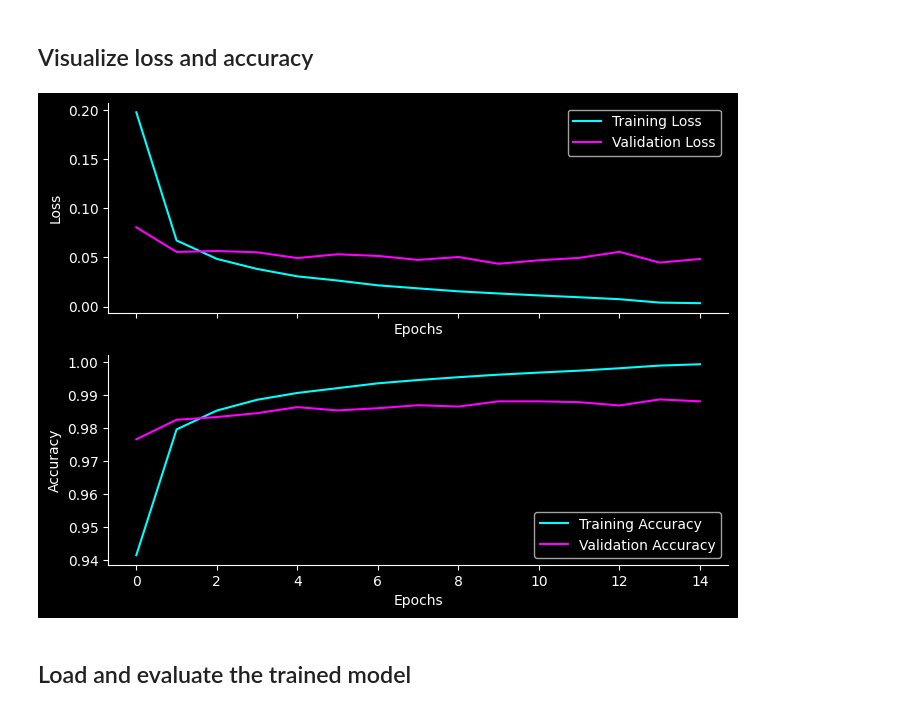
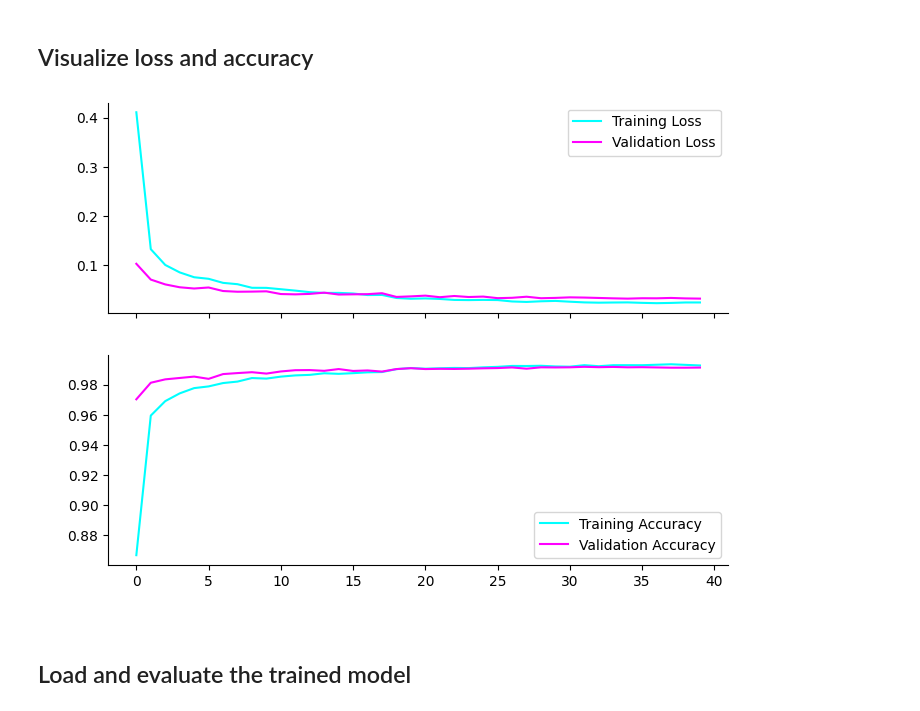
Before and after one commit to MCoelho222/MNIST_practicing, a Jupyter notebook: mnist.ipynb, the cells around one changed output. Drawn from its saved outputs; the diff is of its cells as text; code cells hidden in the pictures.

```diff
--- a/mnist.ipynb
+++ b/mnist.ipynb
@@ -87,6 +87,7 @@ model.add(tf.keras.layers.BatchNormalization())
 model.add(tf.keras.layers.Activation('relu'))
 model.add(tf.keras.layers.MaxPooling2D(pool_size=(2, 2)))
 model.add(tf.keras.layers.Flatten())
+model.add(tf.keras.layers.Dropout(0.5))
 model.add(tf.keras.layers.Dense(64, activation='relu'))
 model.add(tf.keras.layers.Dense(10, activation='softmax'))
 
@@ -118,10 +119,10 @@ Model: "sequential_7"
 # %%
 model.compile(loss='categorical_crossentropy', optimizer=tf.keras.optimizers.RMSprop(learning_rate=1e-4), metrics=['accuracy'])
 
-checkpointer = tf.keras.callbacks.ModelCheckpoint(filepath="mnist.model.keras", save_best_only=True, verbose=1)
+checkpointer = tf.keras.callbacks.ModelCheckpoint(filepath="mnist.model.keras", save_best_only=True, verbose=0)
 early_stopping = tf.keras.callbacks.EarlyStopping(monitor='val_loss', patience=5, restore_best_weights=True)
 lr_scheduler = tf.keras.callbacks.ReduceLROnPlateau(monitor='val_loss', factor=0.5, patience=3)
 
-hist = model.fit(train_ds, epochs=50, validation_data=val_ds, callbacks=[checkpointer, early_stopping, lr_scheduler], verbose=2, shuffle=True)
+hist = model.fit(train_ds, epochs=50, validation_data=val_ds, callbacks=[checkpointer, early_stopping, lr_scheduler], verbose=1, shuffle=True)
 # %% [output]
 Epoch 1/50
@@ -145,30 +146,32 @@ Epoch 15: val_loss did not improve from 0.04358
 ## Visualize loss and accuracy
 # %%
 history = hist.history
-# plt.style.use('dark_background')
-bg_color = '#000000'
+plt.style.use('default')
+# bg_color = '#000000'
 fig, ax = plt.subplots(2, 1, figsize=(8, 6), sharex=True)
-fig.patch.set_facecolor(bg_color)
+# fig.patch.set_facecolor(bg_color)
 
-ax[0].set_facecolor(bg_color)
+# ax[0].set_facecolor(bg_color)
 ax[0].plot(history['loss'], label='Training Loss', color='cyan')
 ax[0].plot(history['val_loss'], label='Validation Loss', color='magenta')
-ax[0].set_xlabel('Epochs')
-ax[0].set_ylabel('Loss')
+ax[0].set_xlabel('Epochs', color='white')
+ax[0].set_ylabel('Loss', color='white')
 ax[0].legend()
 
-ax[1].set_facecolor(bg_color)
+# ax[1].set_facecolor(bg_color)
 ax[1].plot(history['accuracy'], label='Training Accuracy', color='cyan')
 ax[1].plot(history['val_accuracy'], label='Validation Accuracy', color='magenta')
-ax[1].set_xlabel('Epochs')
-ax[1].set_ylabel('Accuracy')
+ax[1].set_xlabel('Epochs', color='white')
+ax[1].set_ylabel('Accuracy', color='white')
 ax[1].legend()
 
 for a in ax:
     a.spines["top"].set_visible(False)
     a.spines["right"].set_visible(False)
+    # a.spines["top"].set_visible(False)
+    # a.spines["right"].set_visible(False)
 # %% [output]
-[figure, old version]
+[figure, new version]
 # %% [markdown]
 ## Load and evaluate the trained model
 # %%
```
Also changed, not shown: parts of 5 cells of this notebook, 1 other file.
